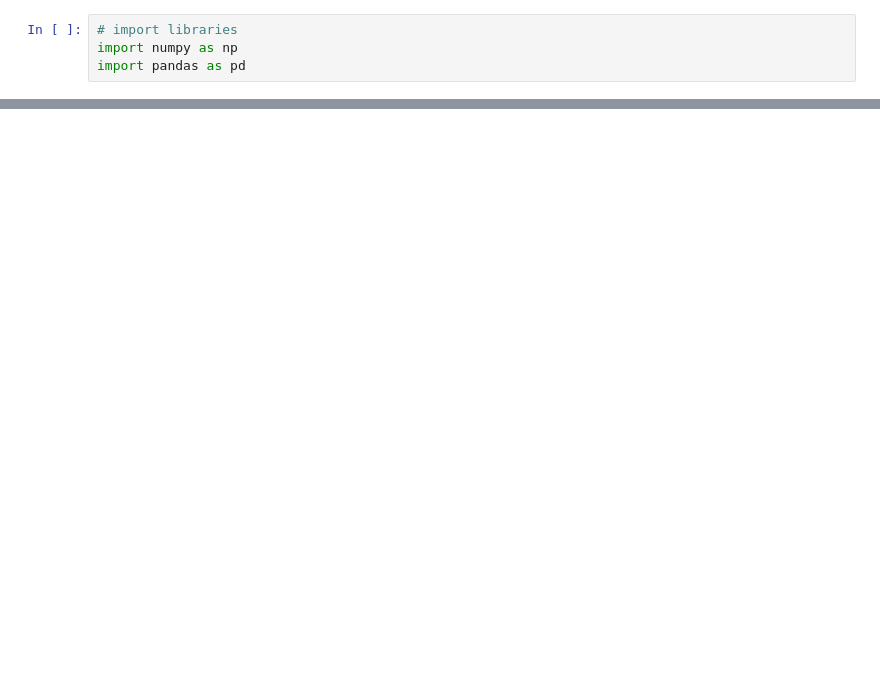
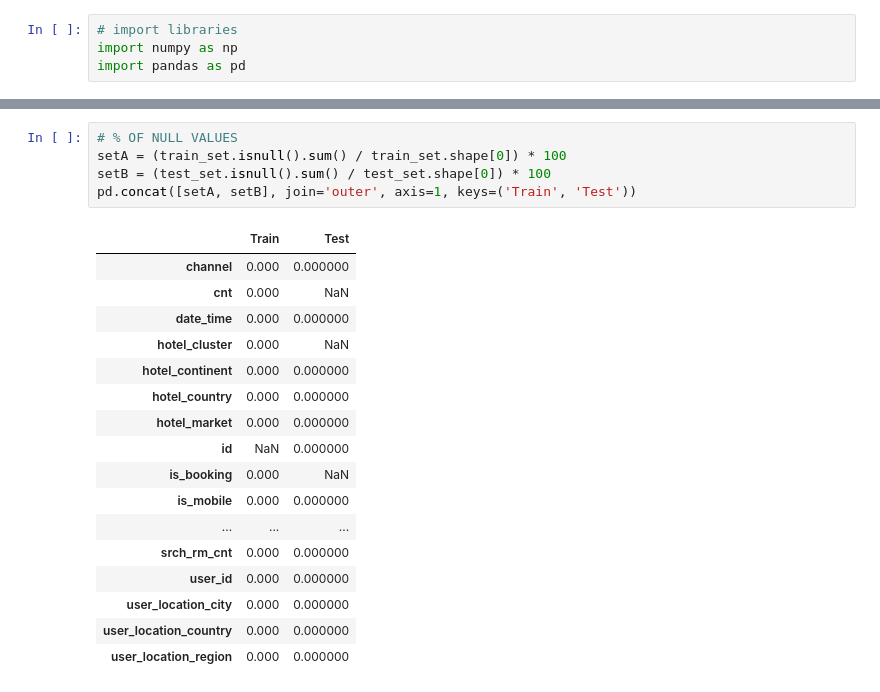
Before and after one commit to MateuszKonopelski/Kaggle, a Jupyter notebook: Project2_Expedia/Expedia_code.ipynb, the cells around one changed output, grey strips where cells are left out. Cells and saved outputs as stored; diff of their text form; blank space fills up the shorter version.

```diff
--- a/Project2_Expedia/Expedia_code.ipynb
+++ b/Project2_Expedia/Expedia_code.ipynb
@@ -25,0 +111,23 @@ file.readline()
+# %%
+# % OF NULL VALUES
+setA = (train_set.isnull().sum() / train_set.shape[0]) * 100
+setB = (test_set.isnull().sum() / test_set.shape[0]) * 100
+pd.concat([setA, setB], join='outer', axis=1, keys=('Train', 'Test'))
+# %% [output]
+|  | Train | Test |
+| channel | 0.000 | 0.000000 |
+| cnt | 0.000 | NaN |
+| date_time | 0.000 | 0.000000 |
+| hotel_cluster | 0.000 | NaN |
+| hotel_continent | 0.000 | 0.000000 |
+| hotel_country | 0.000 | 0.000000 |
+| hotel_market | 0.000 | 0.000000 |
+| id | NaN | 0.000000 |
+| is_booking | 0.000 | NaN |
+| is_mobile | 0.000 | 0.000000 |
+| ... | ... | ... |
+| srch_rm_cnt | 0.000 | 0.000000 |
+| user_id | 0.000 | 0.000000 |
+| user_location_city | 0.000 | 0.000000 |
+| user_location_country | 0.000 | 0.000000 |
+| user_location_region | 0.000 | 0.000000 |
```
Also changed, not shown: parts of 14 cells of this notebook.
